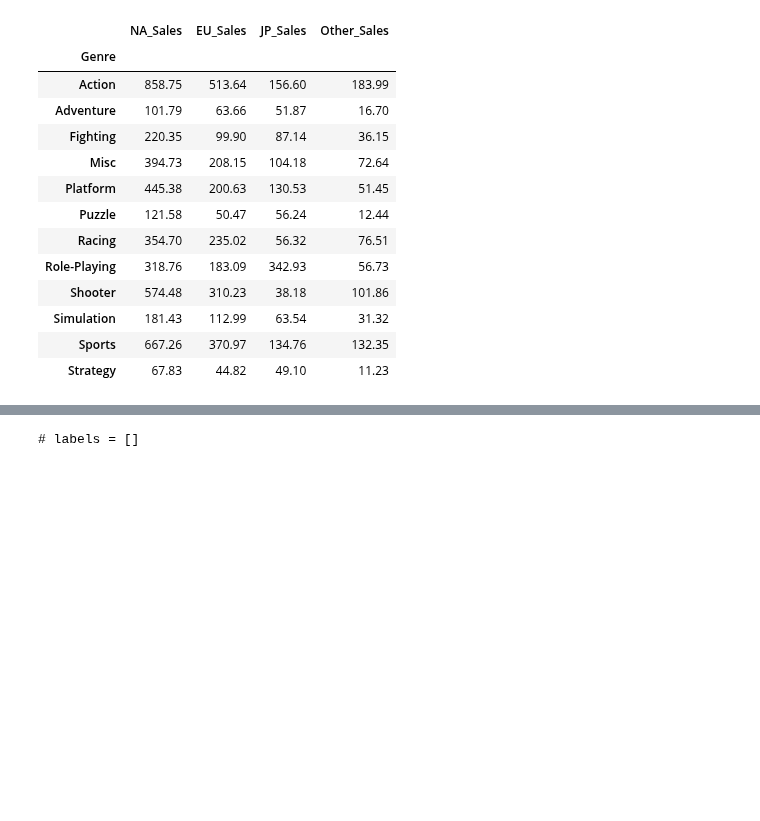
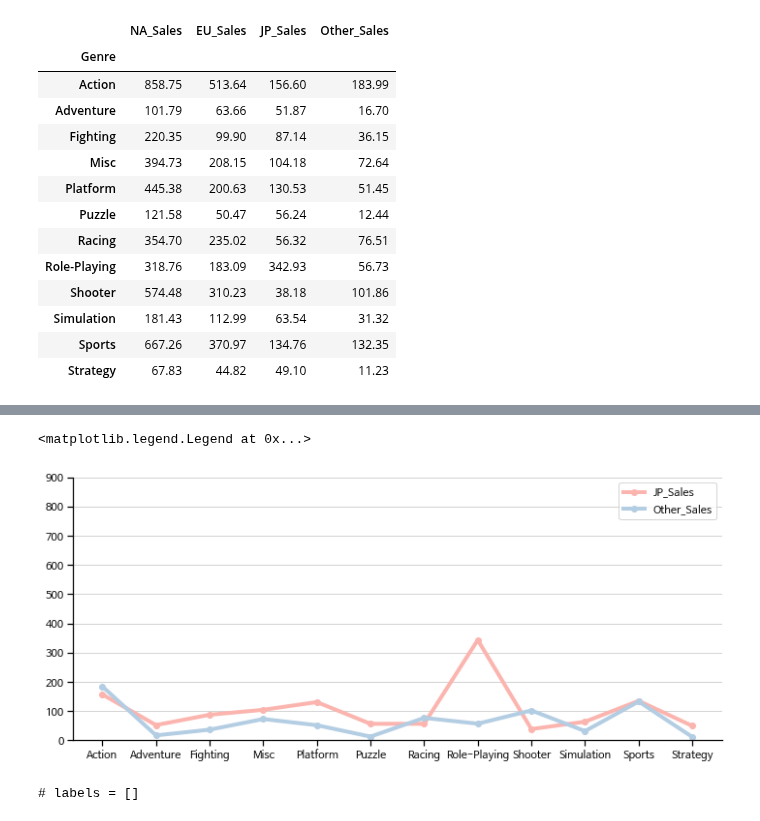
Before and after one commit to ljs7463/AnalysisProject, a Jupyter notebook: Gameanalysis.ipynb, the cells around one changed output, grey strips where cells are left out. Cells and saved outputs as stored; diff of their text form; code cells hidden in the pictures; blank space fills up the shorter version.

```diff
--- a/Gameanalysis.ipynb
+++ b/Gameanalysis.ipynb
@@ -705,3 +724,23 @@ No handles with labels found to put in legend.
+# %%
+sns.set_context('notebook')
+fig, ax= plt.subplots(figsize = (12, 5))
+
+region = ['JP_Sales', 'Other_Sales']
+
+for i in region:
+  ax.plot(dataset.groupby('Genre')[i].sum(),'o-',label = i,lw = 4)
+  ax.set_ylim(0, 900)
+
+ax.grid(axis="y", c="lightgray")
+ax.spines[[ "top", "right"]].set_visible(False)
+
+ax = plt.gca()
+handles, labels = ax.get_legend_handles_labels()
+ax.legend(handles=handles, labels=['JP_Sales','Other_Sales'])
+plt.legend()
+# %% [output]
+<matplotlib.legend.Legend at 0x...>
+[figure, added]
 # %%
 print(f"# labels = {labels}")
 # %% [output]
```
Also changed, not shown: parts of 3 cells of this notebook.
